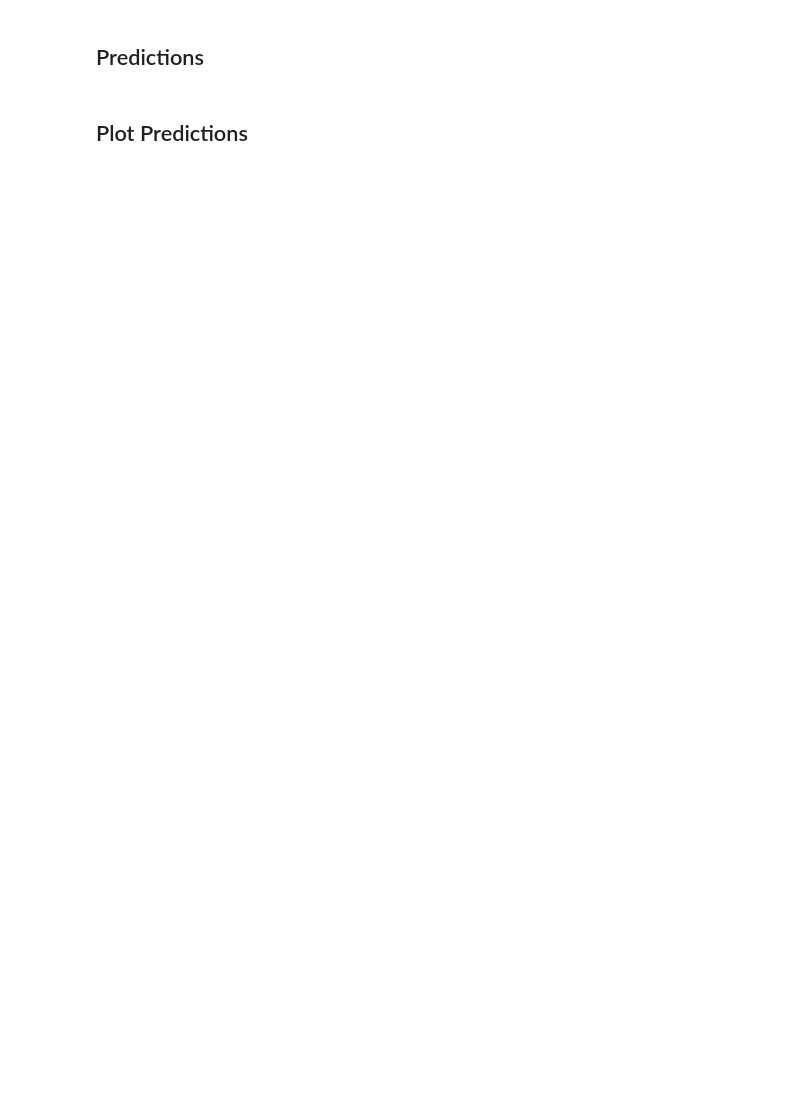
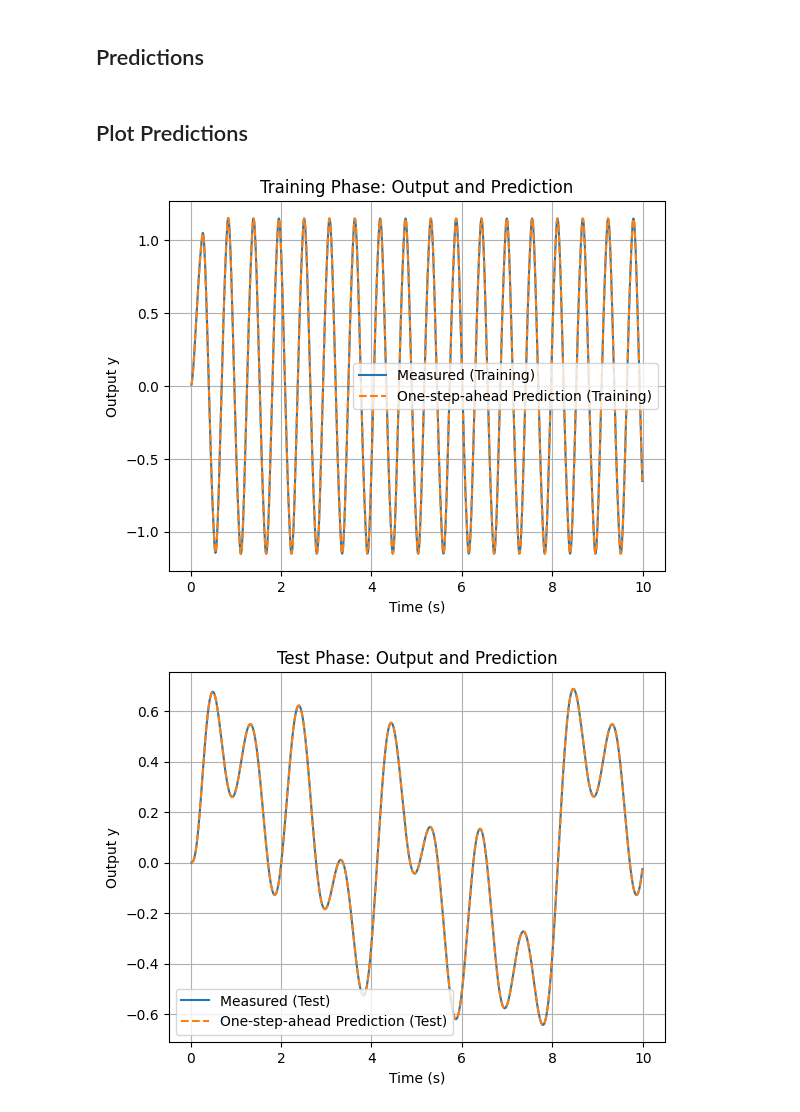
Before and after one commit to helonayala/sysid, a Jupyter notebook: 01_batch_least_squares.ipynb, the cells around one changed output. Saved outputs shown, nothing was run; the diff lists cells and outputs as text; code cells hidden in the pictures; blank space fills up the shorter version.

```diff
--- a/01_batch_least_squares.ipynb
+++ b/01_batch_least_squares.ipynb
@@ -194,26 +197,25 @@ Regressors are $-y(1), -y(0), u(1), u(0)$.
 # Construct regression matrix Phi for training data
 # Phi rows: [-YTRA[k-1], -YTRA[k-2], UTRA[k-1], UTRA[k-2]] for YTRA[k]
 
-y_k_minus_1_TRA = -y_train_noiseless[1:N-1, 0]
-y_k_minus_2_TRA = -y_train_noiseless[0:N-2, 0]
-u_k_minus_1_TRA =  u_train_signal[1:N-1, 0]
-u_k_minus_2_TRA =  u_train_signal[0:N-2, 0]
+y_k_minus_1_TRA = -y_train[1:N-1]
+y_k_minus_2_TRA = -y_train[0:N-2]
+u_k_minus_1_TRA =  u_train[1:N-1]
+u_k_minus_2_TRA =  u_train[0:N-2]
 
 Phi_TRA = np.column_stack((y_k_minus_1_TRA, y_k_minus_2_TRA, u_k_minus_1_TRA, u_k_minus_2_TRA))
-Y1_target_TRA = y_train_noiseless[2:N, 0] # Targets for training, corresponds to y(k) from k=2 to N-1
+y_target_TRA = y_train[2:N] # Targets for training, corresponds to y(k) from k=2 to N-1
 
 # Construct regression matrix Phi_TEST for test data
-y_k_minus_1_TEST = -y_test_noiseless[1:N-1, 0]
-y_k_minus_2_TEST = -y_test_noiseless[0:N-2, 0]
-u_k_minus_1_TEST =  u_test_signal[1:N-1, 0]
-u_k_minus_2_TEST =  u_test_signal[0:N-2, 0]
+y_k_minus_1_TEST = -y_test[1:N-1]
+y_k_minus_2_TEST = -y_test[0:N-2]
+u_k_minus_1_TEST =  u_test[1:N-1]
+u_k_minus_2_TEST =  u_test[0:N-2]
 
 Phi_TEST = np.column_stack((y_k_minus_1_TEST, y_k_minus_2_TEST, u_k_minus_1_TEST, u_k_minus_2_TEST))
-Y2_target_TEST = y_test_noiseless[2:N, 0] # Targets for test, corresponds to y(k) from k=2 to N-1
+y_target_TEST = y_test[2:N] # Targets for test, corresponds to y(k) from k=2 to N-1
 
 # Estimate parameters: Batch Least Squares
-th_hat, residuals, rank, singular_values = np.linalg.lstsq(Phi_TRA, Y1_target_TRA, rcond=None)
-th_hat = th_hat.reshape(-1,1) # Ensure it's a column vector
+th_hat, residuals, rank, singular_values = np.linalg.lstsq(Phi_TRA, y_target_TRA, rcond=None)
 
 print("True parameters (th_true):\n", th_true)
 print("\nEstimated parameters (th_hat):\n", th_hat)
@@ -228,25 +236,26 @@ yhat_TEST_OSA = Phi_TEST @ th_hat
 # %% [markdown]
 ## Plot Predictions
 # %%
-# Time vector for plotting predictions (matches Y1_target_TRA and Y2_target_TEST lengths)
+# Time vector for plotting predictions
 t_pred = t[2:N]
 
-plt.figure(figsize=(10, 5))
-plt.plot(t_pred, Y1_target_TRA, label='Measured (Training)')
+plt.plot(t_pred, y_target_TRA, label='Measured (Training)')
 plt.plot(t_pred, yhat_TRA_OSA, label='One-step-ahead Prediction (Training)', linestyle='--')
 plt.title('Training Phase: Output and Prediction')
 plt.xlabel('Time (s)')
 plt.ylabel('Output y')
 plt.legend()
 plt.grid(True)
 plt.show()
 
-plt.figure(figsize=(10, 5))
-plt.plot(t_pred, Y2_target_TEST, label='Measured (Test)')
+plt.plot(t_pred, y_target_TEST, label='Measured (Test)')
 plt.plot(t_pred, yhat_TEST_OSA, label='One-step-ahead Prediction (Test)', linestyle='--')
 plt.title('Test Phase: Output and Prediction')
 plt.xlabel('Time (s)')
 plt.ylabel('Output y')
 plt.legend()
 plt.grid(True)
 plt.show()
+# %% [output]
+[figure, added]
+[figure, added]
```
Also changed, not shown: parts of 6 cells of this notebook.
